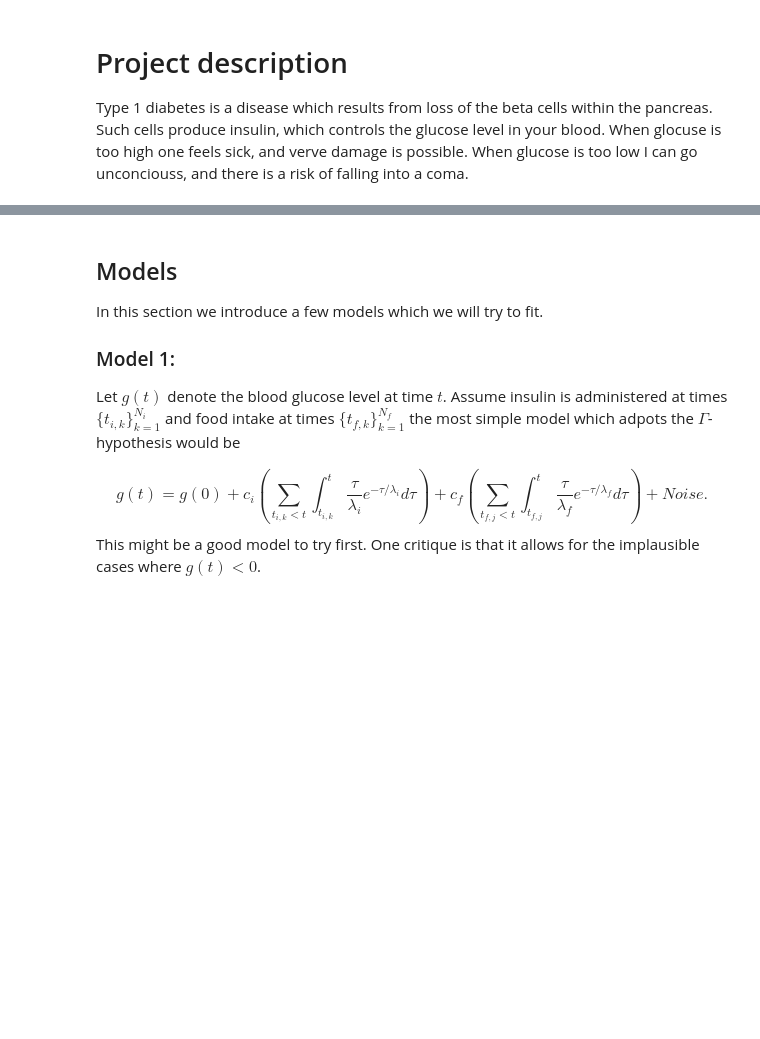
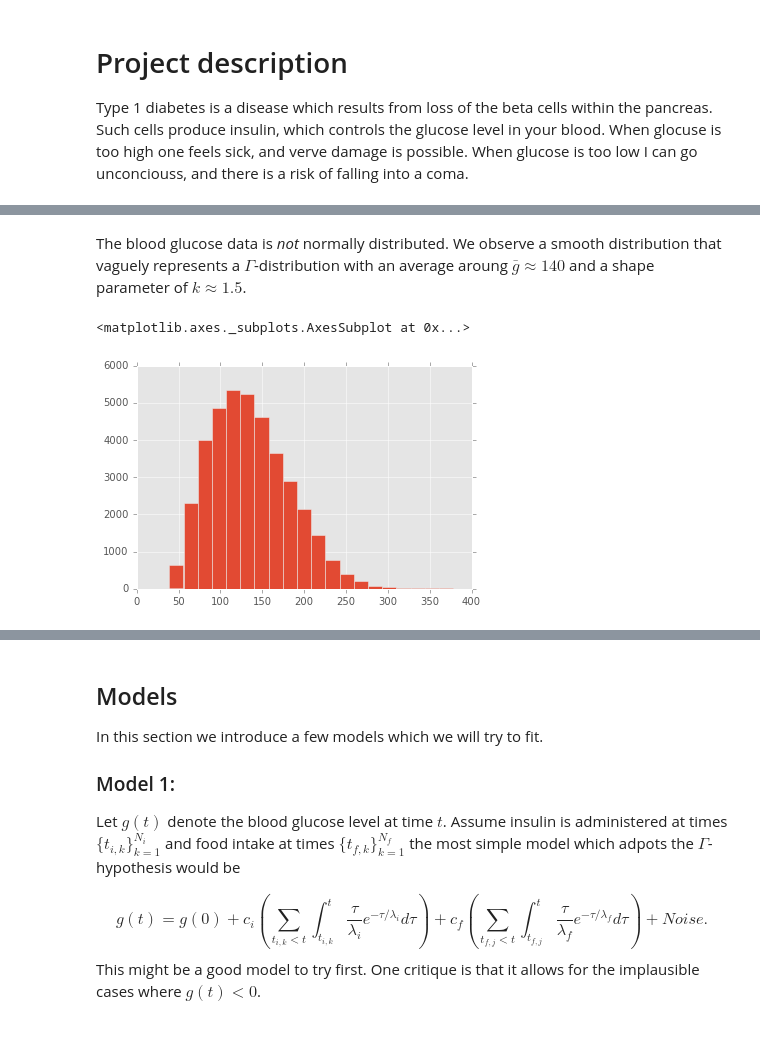
Before and after one commit to hoj201/insulin-consultant, a Jupyter notebook: notes.ipynb, the cells around one changed output, grey strips where cells are left out. Cells and saved outputs as stored; diff of their text form; code cells hidden in the pictures; blank space fills up the shorter version.

```diff
--- a/notes.ipynb
+++ b/notes.ipynb
@@ -6,0 +33,7 @@ In this section we look at the raw data a bit... We propose the $\Gamma$-hypothe
+# %% [markdown]
+The blood glucose data is *not* normally distributed.  We observe a smooth distribution that vaguely represents a $\Gamma$-distribution with an average aroung $\bar{g} \approx 140$ and a shape parameter of $k \approx 1.5$.
+# %%
+bg_data.hist(bins=20)
+# %% [output]
+<matplotlib.axes._subplots.AxesSubplot at 0x...>
+[figure, added]
```
Also changed, not shown: parts of 7 cells of this notebook.
